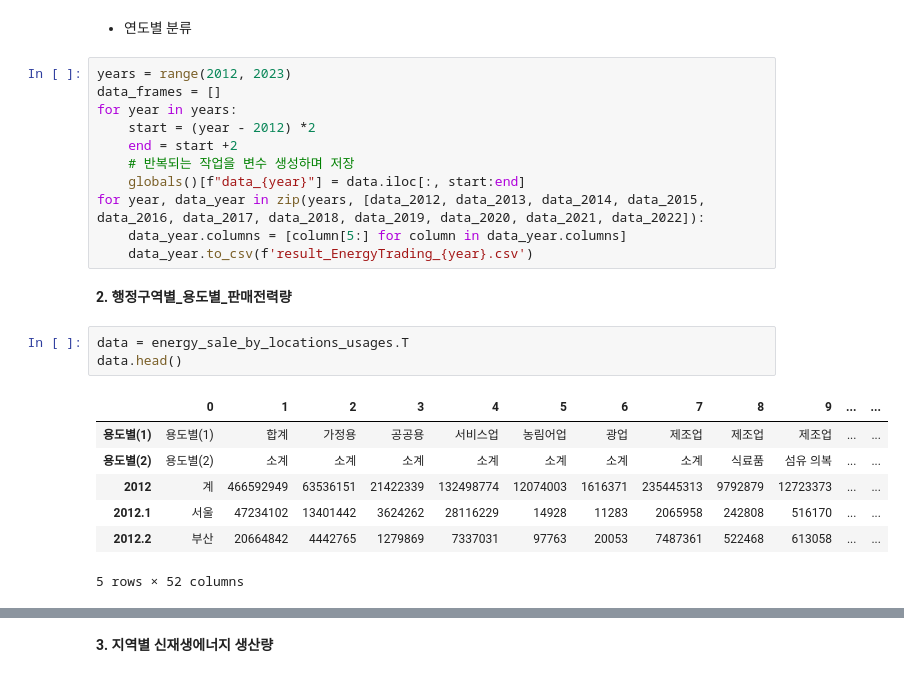
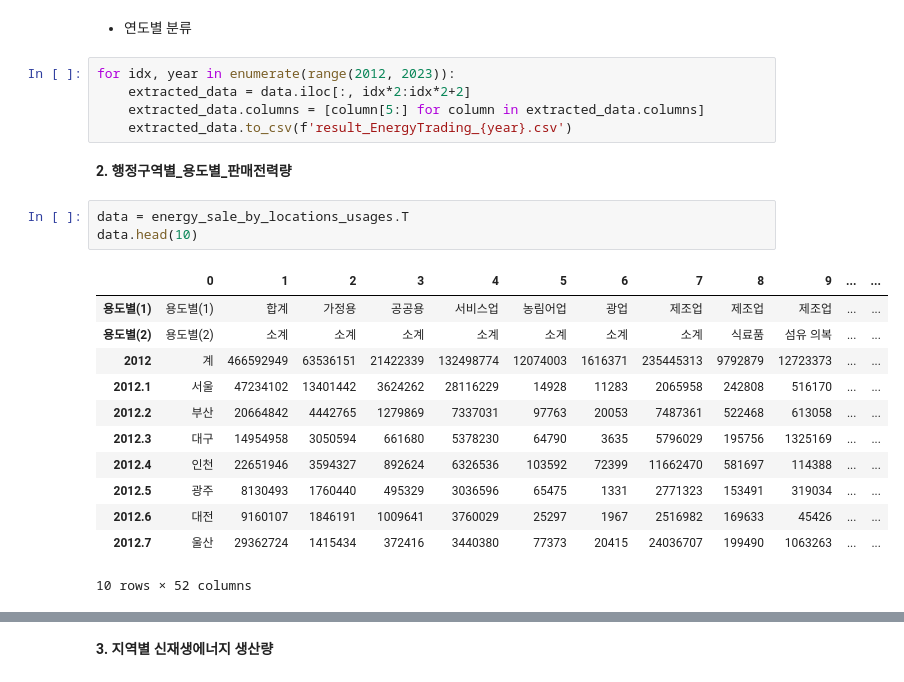
Before and after one commit to intoMaven/DB_Processing, a Jupyter notebook: Data_Processing.py_v4.ipynb, the cells around one changed output, grey strips where cells are left out. Saved outputs shown, nothing was run; the diff lists cells and outputs as text.

```diff
--- a/Data_Processing.py_v4.ipynb
+++ b/Data_Processing.py_v4.ipynb
@@ -47,30 +47,29 @@ data.set_index('지역별(/지역별(1)', inplace=True)
 data.index.name = "지역"
 # %% [markdown]
 - 연도별 분류
-# %%
-years = range(2012, 2023)
-data_frames = []
-for year in years:
-    start = (year - 2012) *2
-    end = start +2
-    # 반복되는 작업을 변수 생성하며 저장
-    globals()[f"data_{year}"] = data.iloc[:, start:end]
-for year, data_year in zip(years, [data_2012, data_2013, data_2014, data_2015, data_2016, data_2017, data_2018, data_2019, data_2020, data_2021, data_2022]):
-    data_year.columns = [column[5:] for column in data_year.columns]
-    data_year.to_csv(f'result_EnergyTrading_{year}.csv')
+# %%
+for idx, year in enumerate(range(2012, 2023)):
+    extracted_data = data.iloc[:, idx*2:idx*2+2]
+    extracted_data.columns = [column[5:] for column in extracted_data.columns]
+    extracted_data.to_csv(f'result_EnergyTrading_{year}.csv')
 # %% [markdown]
 **2. 행정구역별_용도별_판매전력량**
 # %%
 data = energy_sale_by_locations_usages.T
-data.head()
+data.head(10)
 # %% [output]
 |  | 0 | 1 | 2 | 3 | 4 | 5 | 6 | 7 | 8 | 9 | ... | ... |
 | 용도별(1) | 용도별(1) | 합계 | 가정용 | 공공용 | 서비스업 | 농림어업 | 광업 | 제조업 | 제조업 | 제조업 | ... | ... |
 | 용도별(2) | 용도별(2) | 소계 | 소계 | 소계 | 소계 | 소계 | 소계 | 소계 | 식료품 | 섬유 의복 | ... | ... |
 | 2012 | 계 | 466592949 | 63536151 | 21422339 | 132498774 | 12074003 | 1616371 | 235445313 | 9792879 | 12723373 | ... | ... |
 | 2012.1 | 서울 | 47234102 | 13401442 | 3624262 | 28116229 | 14928 | 11283 | 2065958 | 242808 | 516170 | ... | ... |
 | 2012.2 | 부산 | 20664842 | 4442765 | 1279869 | 7337031 | 97763 | 20053 | 7487361 | 522468 | 613058 | ... | ... |
+| 2012.3 | 대구 | 14954958 | 3050594 | 661680 | 5378230 | 64790 | 3635 | 5796029 | 195756 | 1325169 | ... | ... |
+| 2012.4 | 인천 | 22651946 | 3594327 | 892624 | 6326536 | 103592 | 72399 | 11662470 | 581697 | 114388 | ... | ... |
+| 2012.5 | 광주 | 8130493 | 1760440 | 495329 | 3036596 | 65475 | 1331 | 2771323 | 153491 | 319034 | ... | ... |
+| 2012.6 | 대전 | 9160107 | 1846191 | 1009641 | 3760029 | 25297 | 1967 | 2516982 | 169633 | 45426 | ... | ... |
+| 2012.7 | 울산 | 29362724 | 1415434 | 372416 | 3440380 | 77373 | 20415 | 24036707 | 199490 | 1063263 | ... | ... |
-5 rows × 52 columns
+10 rows × 52 columns
 # %%
 data.index = [i[:4]+"/"+j for i,j in zip(data.index, data[0])]
 data = data.drop(0, axis=1).T
```
Also changed, not shown: parts of 6 cells of this notebook, 19 other files.
